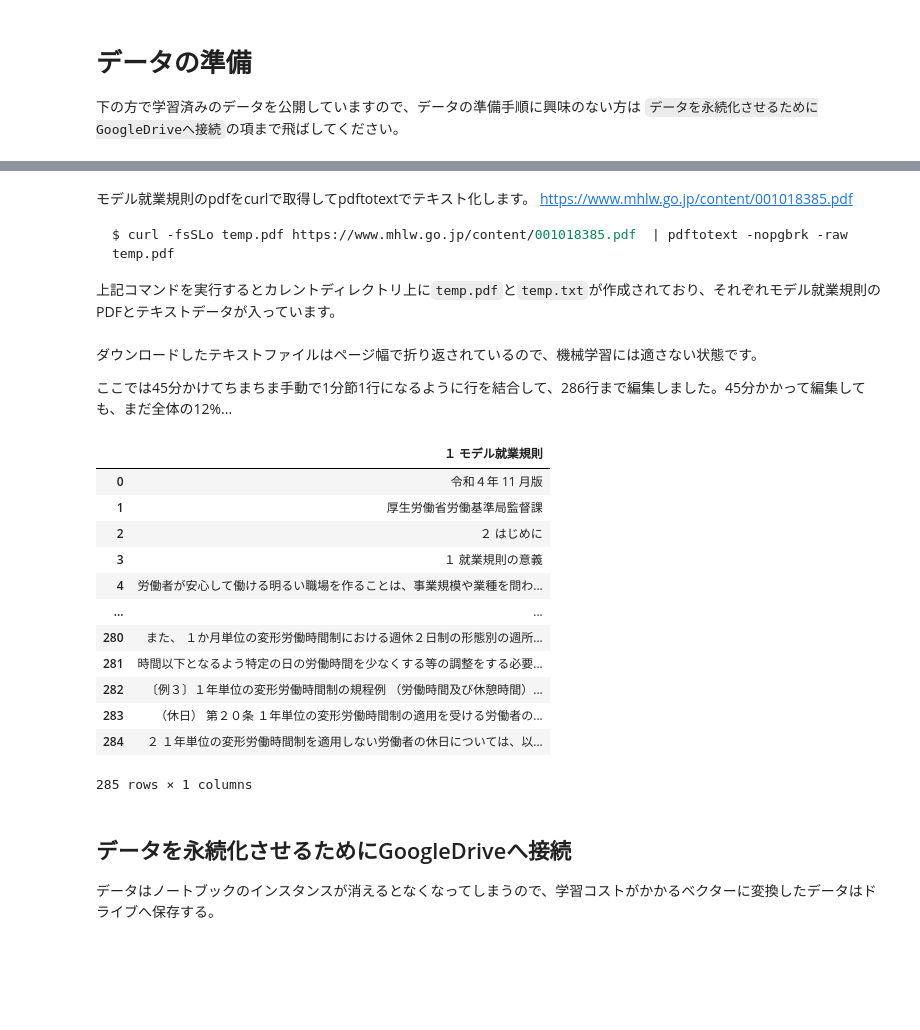
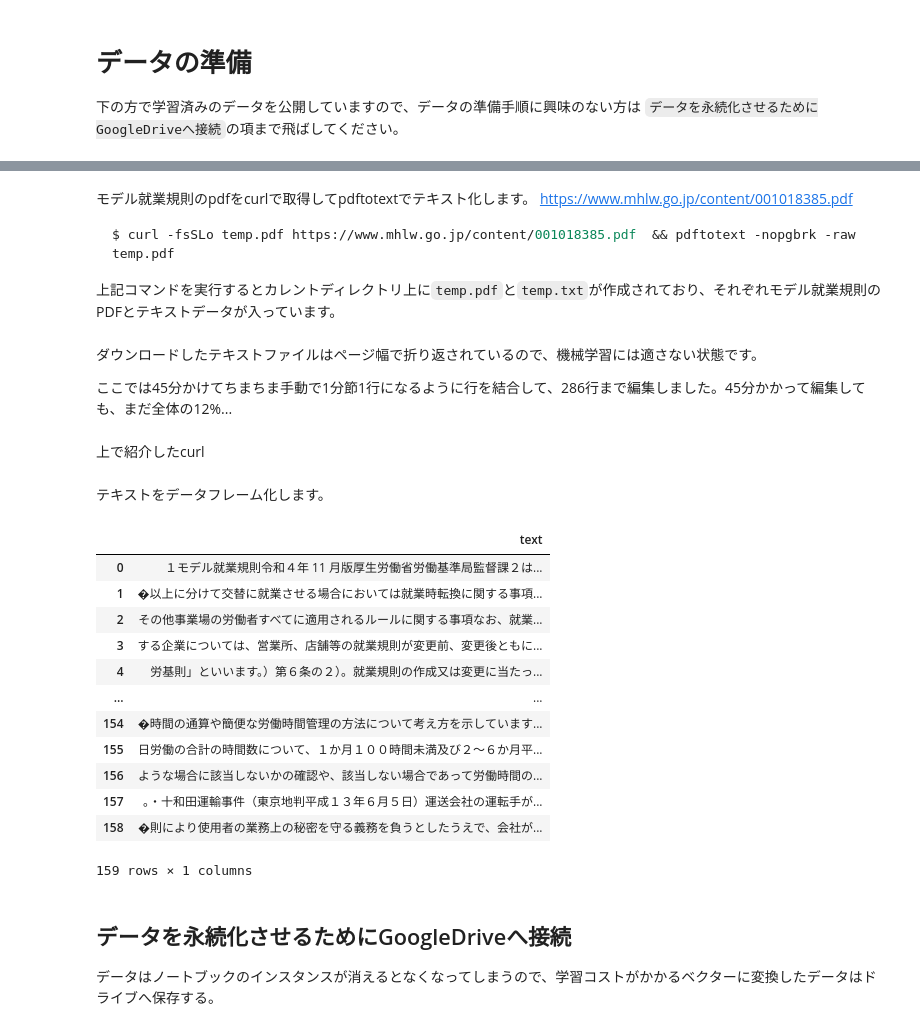
Before and after one commit to u1and0/JobRulesBot, a Jupyter notebook: note/就業規則BOT.ipynb, the cells around one changed output, grey strips where cells are left out. Saved outputs shown, nothing was run; the diff lists cells and outputs as text; code cells hidden in the pictures; blank space fills up the shorter version.

Commit message:
[refactor] curl...pdftotext 一括ダウンロードによるデータの準備とトークン分割の効率化

````diff
--- a/note/就業規則BOT.ipynb
+++ b/note/就業規則BOT.ipynb
@@ -31,7 +113,7 @@ openai.api_key = getpass()
 https://www.mhlw.go.jp/content/001018385.pdf
 
 ```sh
-$ curl -fsSLo temp.pdf https://www.mhlw.go.jp/content/001018385.pdf  | pdftotext -nopgbrk -raw temp.pdf
+$ curl -fsSLo temp.pdf https://www.mhlw.go.jp/content/001018385.pdf  && pdftotext -nopgbrk -raw temp.pdf
 ```
 
 上記コマンドを実行するとカレントディレクトリ上に`temp.pdf`と`temp.txt`が作成されており、それぞれモデル就業規則のPDFとテキストデータが入っています。
@@ -328,24 +410,30 @@ model_code = """
 ダウンロードしたテキストファイルはページ幅で折り返されているので、機械学習には適さない状態です。
 
 ここでは45分かけてちまちま手動で1分節1行になるように行を結合して、286行まで編集しました。45分かかって編集しても、まだ全体の12%...
+# %% [markdown]
+上で紹介したcurl
+# %% [markdown]
+テキストをデータフレーム化します。
 # %%
-from io import StringIO
-model_df = pd.read_csv(StringIO(model_code))
+# コメント内は古い手法で取り込んだデータの扱い
+# from io import StringIO
+# model_df = pd.read_csv(StringIO(model_code))
+model_df = pd.DataFrame(model_code, columns=["text"])
 model_df
 # %% [output]
-|  | １ モデル就業規則 |
-| 0 | 令和４年 11 月版 |
-| 1 | 厚生労働省労働基準局監督課 |
-| 2 | ２ はじめに |
-| 3 | １ 就業規則の意義 |
-| 4 | 労働者が安心して働ける明るい職場を作ることは、事業規模や業種を問わ... |
+|  | text |
+| 0 | １モデル就業規則令和４年 11 月版厚生労働省労働基準局監督課２は... |
+| 1 | �以上に分けて交替に就業させる場合においては就業時転換に関する事項... |
+| 2 | その他事業場の労働者すべてに適用されるルールに関する事項なお、就業... |
+| 3 | する企業については、営業所、店舗等の就業規則が変更前、変更後ともに... |
+| 4 | 労基則」といいます。）第６条の２）。就業規則の作成又は変更に当たっ... |
 | ... | ... |
-| 280 | また、 １か月単位の変形労働時間制における週休２日制の形態別の週所... |
-| 281 | 時間以下となるよう特定の日の労働時間を少なくする等の調整をする必要... |
-| 282 | 〔例３〕１年単位の変形労働時間制の規程例 （労働時間及び休憩時間）... |
-| 283 | （休日） 第２０条 １年単位の変形労働時間制の適用を受ける労働者の... |
-| 284 | ２ １年単位の変形労働時間制を適用しない労働者の休日については、以... |
+| 154 | �時間の通算や簡便な労働時間管理の方法について考え方を示しています... |
+| 155 | 日労働の合計の時間数について、１か月１００時間未満及び２～６か月平... |
+| 156 | ような場合に該当しないかの確認や、該当しない場合であって労働時間の... |
+| 157 | 。・十和田運輸事件（東京地判平成１３年６月５日）運送会社の運転手が... |
+| 158 | �則により使用者の業務上の秘密を守る義務を負うとしたうえで、会社が... |
-285 rows × 1 columns
+159 rows × 1 columns
 # %% [markdown]
 ## データを永続化させるためにGoogleDriveへ接続
 データはノートブックのインスタンスが消えるとなくなってしまうので、学習コストがかかるベクターに変換したデータはドライブへ保存する。
````
Also changed, not shown: parts of 71 cells of this notebook, 4 other files.
